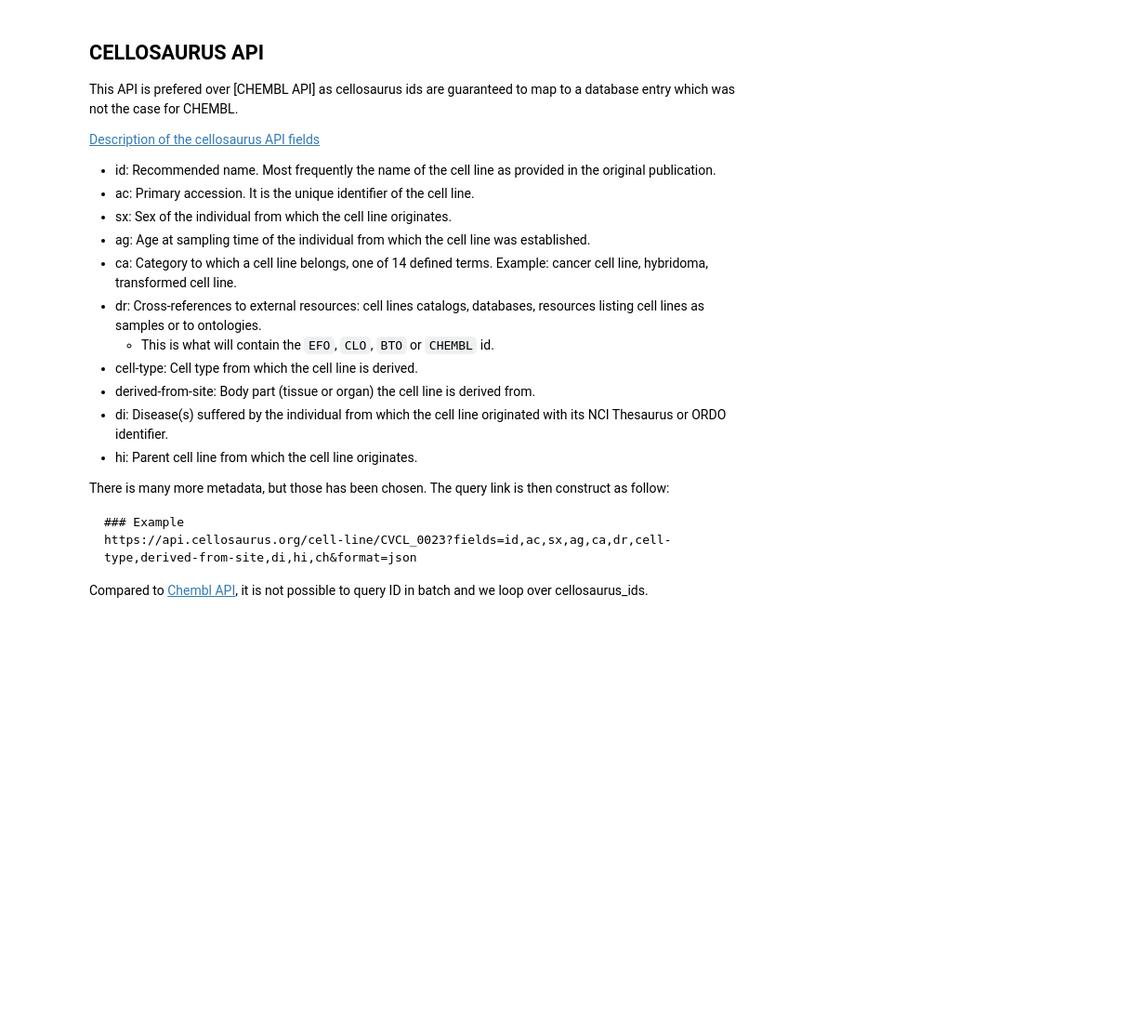
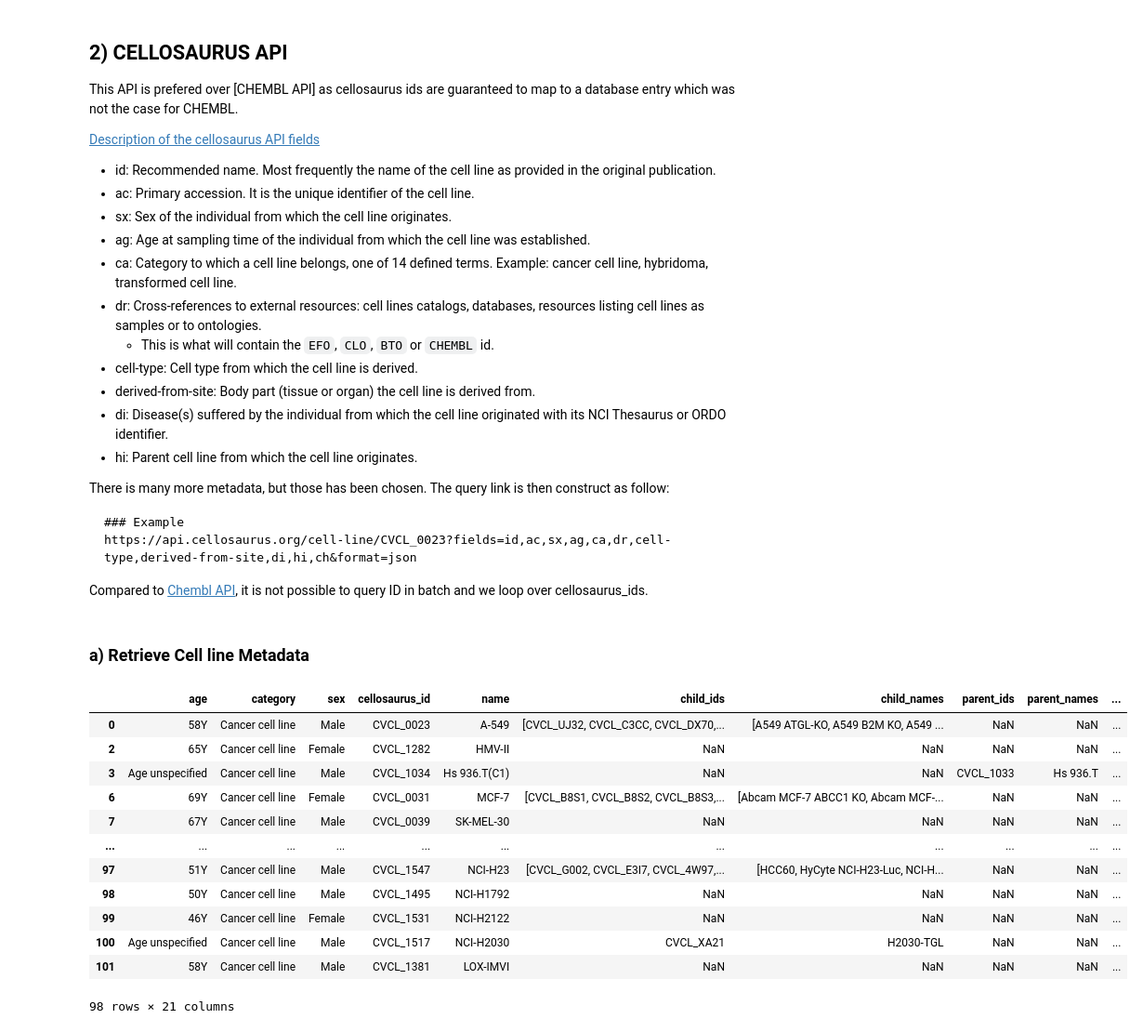
Before and after one commit to HugoHakem/cellarium-ml, a Jupyter notebook: fine_tune/notebooks/tahoe/cell_line.ipynb, the cells around one changed output. Shown at 93% size. Saved outputs shown, nothing was run; the diff lists cells and outputs as text; code cells hidden in the pictures; blank space fills up the shorter version.

````diff
--- a/fine_tune/notebooks/tahoe/cell_line.ipynb
+++ b/fine_tune/notebooks/tahoe/cell_line.ipynb
@@ -70,5 +101,5 @@ tahoe_chembl_df
 # %% [markdown]
-## CELLOSAURUS API
+## 2) CELLOSAURUS API
 
 This API is prefered over [CHEMBL API] as cellosaurus ids are guaranteed to map to a database entry which was not the case for CHEMBL.
 
@@ -93,5 +124,7 @@ https://api.cellosaurus.org/cell-line/CVCL_0023?fields=id,ac,sx,ag,ca,dr,cell-ty
 ```
 
 Compared to [Chembl API](#chembl-api-deprecated-jump-to-cellosaurus-api), it is not possible to query ID in batch and we loop over cellosaurus_ids.
+# %% [markdown]
+### a) Retrieve Cell line Metadata
 # %%
 # Construct the query
@@ -165,0 +252,16 @@ tahoe_cellosaurus_df = tahoe_cellosaurus_df.where( # turn None and [] in NaN
+# %%
+tahoe_cellosaurus_df[tahoe_cellosaurus_df["CLO_id"].notna()]
+# %% [output]
+|  | age | category | sex | cellosaurus_id | name | child_ids | child_names | parent_ids | parent_names | ... |
+| 0 | 58Y | Cancer cell line | Male | CVCL_0023 | A-549 | [CVCL_UJ32, CVCL_C3CC, CVCL_DX70,... | [A549 ATGL-KO, A549 B2M KO, A549 ... | NaN | NaN | ... |
+| 2 | 65Y | Cancer cell line | Female | CVCL_1282 | HMV-II | NaN | NaN | NaN | NaN | ... |
+| 3 | Age unspecified | Cancer cell line | Male | CVCL_1034 | Hs 936.T(C1) | NaN | NaN | CVCL_1033 | Hs 936.T | ... |
+| 6 | 69Y | Cancer cell line | Female | CVCL_0031 | MCF-7 | [CVCL_B8S1, CVCL_B8S2, CVCL_B8S3,... | [Abcam MCF-7 ABCC1 KO, Abcam MCF-... | NaN | NaN | ... |
+| 7 | 67Y | Cancer cell line | Male | CVCL_0039 | SK-MEL-30 | NaN | NaN | NaN | NaN | ... |
+| ... | ... | ... | ... | ... | ... | ... | ... | ... | ... | ... |
+| 97 | 51Y | Cancer cell line | Male | CVCL_1547 | NCI-H23 | [CVCL_G002, CVCL_E3I7, CVCL_4W97,... | [HCC60, HyCyte NCI-H23-Luc, NCI-H... | NaN | NaN | ... |
+| 98 | 50Y | Cancer cell line | Male | CVCL_1495 | NCI-H1792 | NaN | NaN | NaN | NaN | ... |
+| 99 | 46Y | Cancer cell line | Female | CVCL_1531 | NCI-H2122 | NaN | NaN | NaN | NaN | ... |
+| 100 | Age unspecified | Cancer cell line | Male | CVCL_1517 | NCI-H2030 | CVCL_XA21 | H2030-TGL | NaN | NaN | ... |
+| 101 | 58Y | Cancer cell line | Male | CVCL_1381 | LOX-IMVI | NaN | NaN | NaN | NaN | ... |
+98 rows × 21 columns
````
Also changed, not shown: parts of 30 cells of this notebook, 4 other files.
